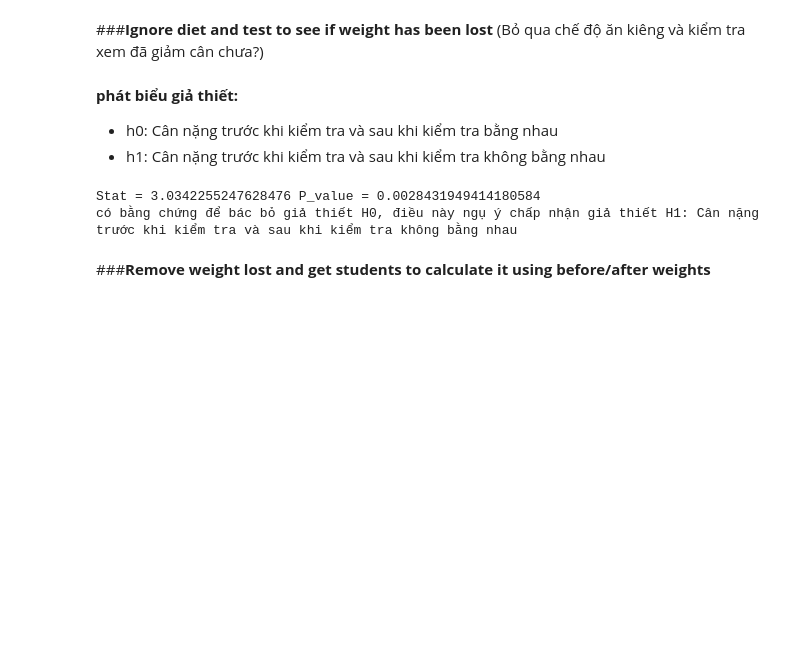
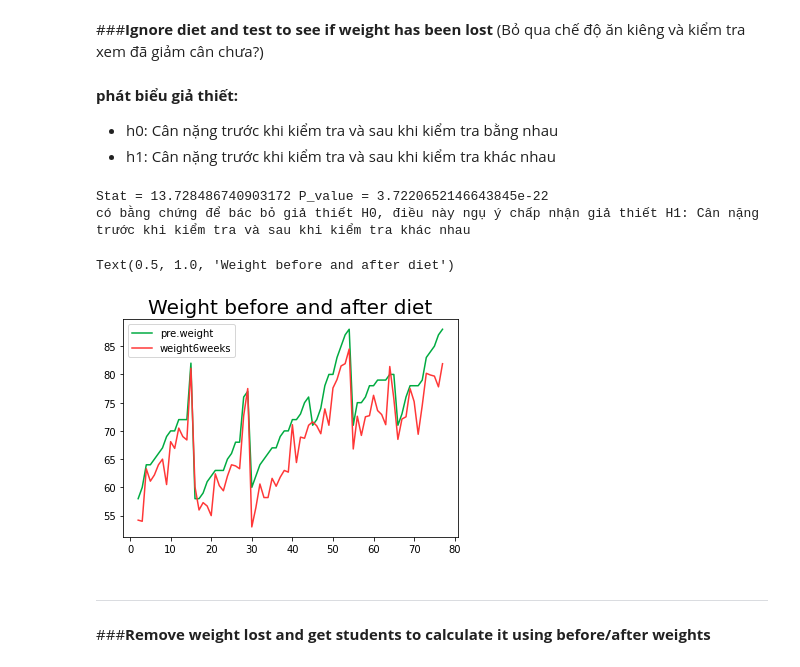
Before and after one commit to phantheminhchau1/phantichdulieupython, a Jupyter notebook: thongkesuydien.ipynb, the cells around one changed output. Cells and saved outputs as stored; diff of their text form; code cells hidden in the pictures; blank space fills up the shorter version.

```diff
--- a/thongkesuydien.ipynb
+++ b/thongkesuydien.ipynb
@@ -108,17 +149,26 @@ def anova(data):
 # %% [markdown]
 **phát biểu giả thiết:**
 - h0: Cân nặng trước khi kiểm tra và sau khi kiểm tra bằng nhau
-- h1: Cân nặng trước khi kiểm tra và sau khi kiểm tra không bằng nhau
+- h1: Cân nặng trước khi kiểm tra và sau khi kiểm tra khác nhau
 # %%
-stat, p = stats.ttest_ind(df["pre.weight"], df["weight6weeks"])
+stat, p = stats.ttest_rel(df["pre.weight"], df["weight6weeks"])
 print('Stat =', stat, 'P_value =', p)
 if p > 0.05:
     print("không có bằng chứng để bác bỏ giả thiết H0: Cân nặng trước khi kiểm tra và sau khi kiểm tra bằng nhau")
 else:
-    print("có bằng chứng để bác bỏ giả thiết H0, điều này ngụ ý chấp nhận giả thiết H1: Cân nặng trước khi kiểm tra và sau khi kiểm tra không bằng nhau")
+    print("có bằng chứng để bác bỏ giả thiết H0, điều này ngụ ý chấp nhận giả thiết H1: Cân nặng trước khi kiểm tra và sau khi kiểm tra khác nhau")
 # %% [output]
-Stat = 3.0342255247628476 P_value = 0.0028431949414180584
-có bằng chứng để bác bỏ giả thiết H0, điều này ngụ ý chấp nhận giả thiết H1: Cân nặng trước khi kiểm tra và sau khi kiểm tra không bằng nhau
+Stat = 13.728486740903172 P_value = 3.7220652146643845e-22
+có bằng chứng để bác bỏ giả thiết H0, điều này ngụ ý chấp nhận giả thiết H1: Cân nặng trước khi kiểm tra và sau khi kiểm tra khác nhau
+# %%
+# Biểu đồ cân nặng trước và sau khi giảm cân
+df[['pre.weight', 'weight6weeks']].plot(color= ['#00ab41','#ff3737'])
+plt.title('Weight before and after diet', fontsize=20)
+# %% [output]
+Text(0.5, 1.0, 'Weight before and after diet')
+[figure, added]
+# %% [markdown]
+<hr>
 # %% [markdown]
 ###**Remove weight lost and get students to calculate it using before/after weights**
 # %%
```
Also changed, not shown: parts of 25 cells of this notebook.
